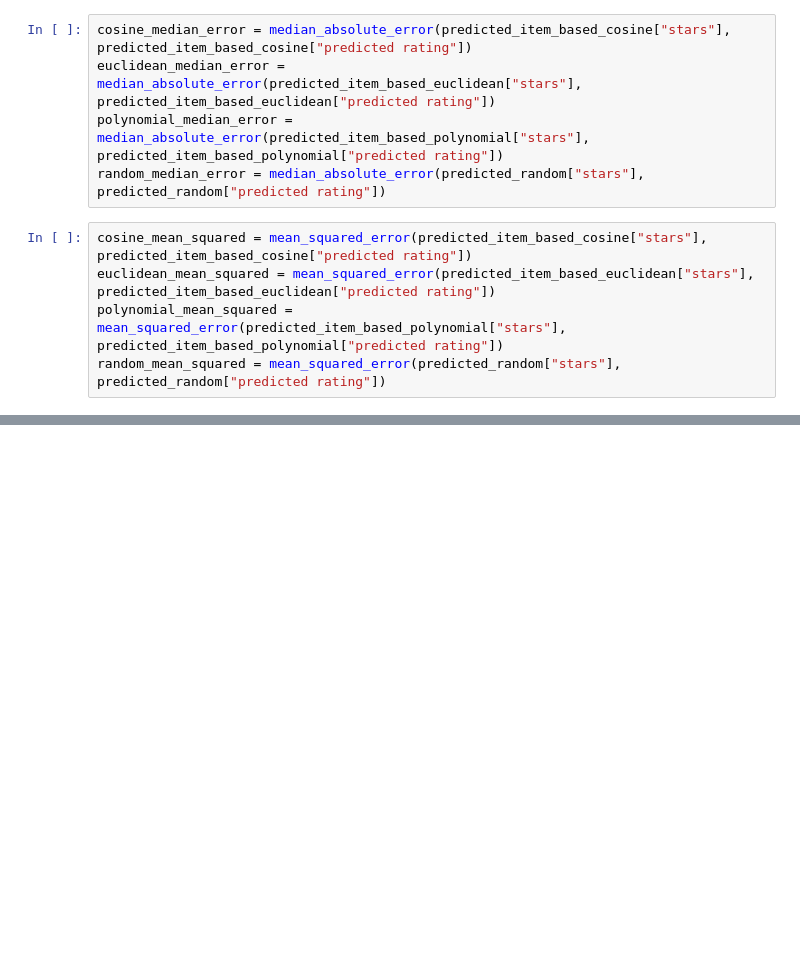
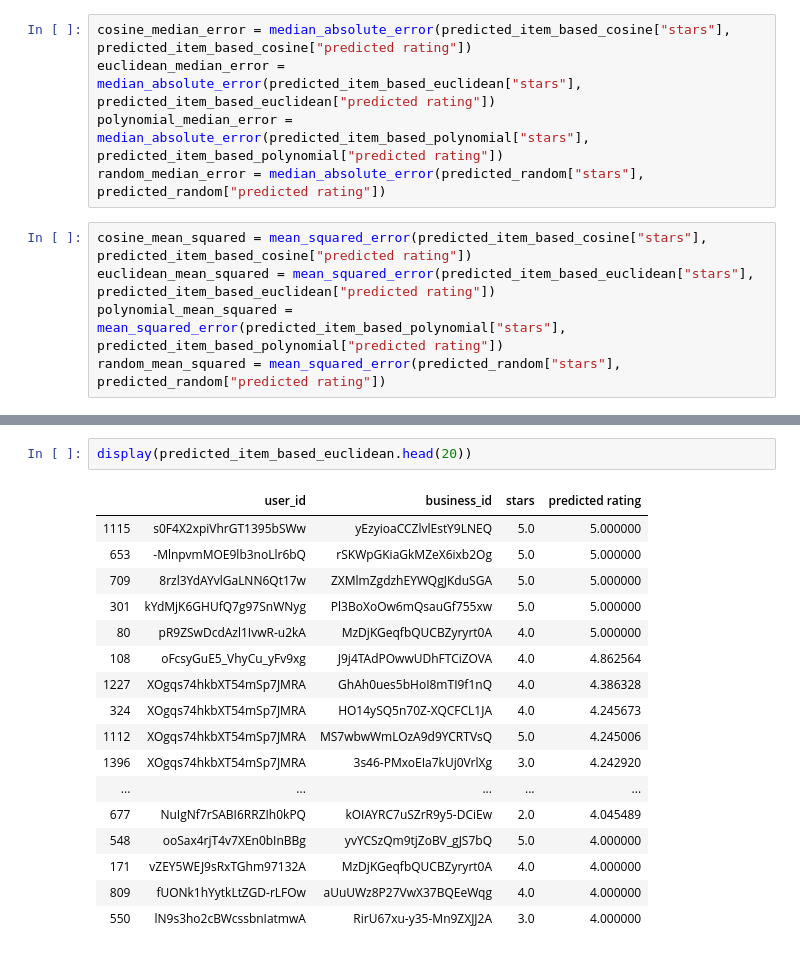
Before and after one commit to UhhBart/ci-yelp, a Jupyter notebook: Item based Filtering V2.ipynb, the cells around one changed output, grey strips where cells are left out. Cells and saved outputs as stored; diff of their text form; blank space fills up the shorter version.

```diff
--- a/Item based Filtering V2.ipynb
+++ b/Item based Filtering V2.ipynb
@@ -234,0 +249,20 @@ random                |      1.00            |   3.78
+# %%
+display(predicted_item_based_euclidean.head(20))
+# %% [output]
+|  | user_id | business_id | stars | predicted rating |
+| 1115 | s0F4X2xpiVhrGT1395bSWw | yEzyioaCCZlvlEstY9LNEQ | 5.0 | 5.000000 |
+| 653 | -MlnpvmMOE9lb3noLlr6bQ | rSKWpGKiaGkMZeX6ixb2Og | 5.0 | 5.000000 |
+| 709 | 8rzl3YdAYvlGaLNN6Qt17w | ZXMlmZgdzhEYWQgJKduSGA | 5.0 | 5.000000 |
+| 301 | kYdMjK6GHUfQ7g97SnWNyg | Pl3BoXoOw6mQsauGf755xw | 5.0 | 5.000000 |
+| 80 | pR9ZSwDcdAzl1IvwR-u2kA | MzDjKGeqfbQUCBZyryrt0A | 4.0 | 5.000000 |
+| 108 | oFcsyGuE5_VhyCu_yFv9xg | J9j4TAdPOwwUDhFTCiZOVA | 4.0 | 4.862564 |
+| 1227 | XOgqs74hkbXT54mSp7JMRA | GhAh0ues5bHoI8mTI9f1nQ | 4.0 | 4.386328 |
+| 324 | XOgqs74hkbXT54mSp7JMRA | HO14ySQ5n70Z-XQCFCL1JA | 4.0 | 4.245673 |
+| 1112 | XOgqs74hkbXT54mSp7JMRA | MS7wbwWmLOzA9d9YCRTVsQ | 5.0 | 4.245006 |
+| 1396 | XOgqs74hkbXT54mSp7JMRA | 3s46-PMxoEIa7kUj0VrlXg | 3.0 | 4.242920 |
+| ... | ... | ... | ... | ... |
+| 677 | NuIgNf7rSABI6RRZIh0kPQ | kOIAYRC7uSZrR9y5-DCiEw | 2.0 | 4.045489 |
+| 548 | ooSax4rjT4v7XEn0bInBBg | yvYCSzQm9tjZoBV_gJS7bQ | 5.0 | 4.000000 |
+| 171 | vZEY5WEJ9sRxTGhm97132A | MzDjKGeqfbQUCBZyryrt0A | 4.0 | 4.000000 |
+| 809 | fUONk1hYytkLtZGD-rLFOw | aUuUWz8P27VwX37BQEeWqg | 4.0 | 4.000000 |
+| 550 | lN9s3ho2cBWcssbnIatmwA | RirU67xu-y35-Mn9ZXJJ2A | 3.0 | 4.000000 |
```
Also changed, not shown: parts of 3 cells of this notebook, 2 other files.
